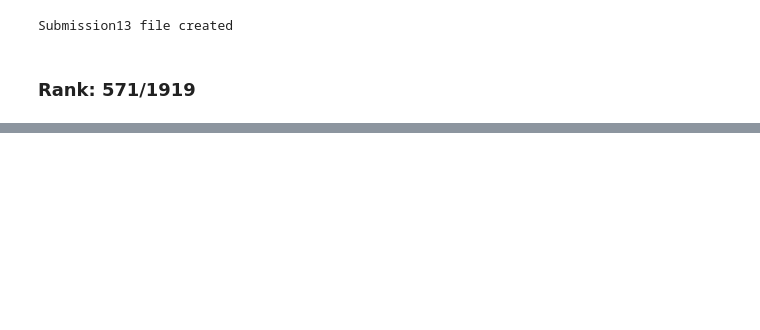
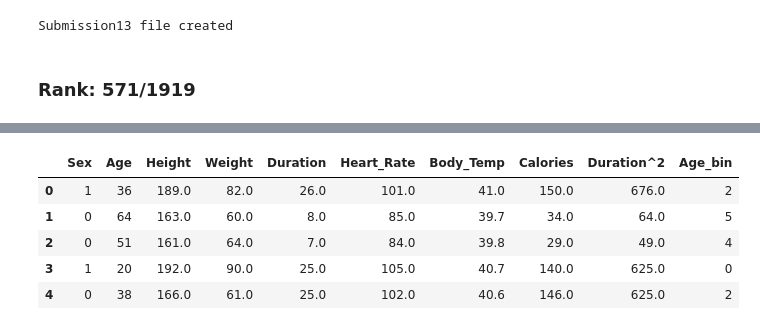
Before and after one commit to Jaggi0504/Kaggle-Calorie-Burn-Prediction, a Jupyter notebook: main.ipynb, the cells around one changed output, grey strips where cells are left out. Saved outputs shown, nothing was run; the diff lists cells and outputs as text; code cells hidden in the pictures; blank space fills up the shorter version.

```diff
--- a/main.ipynb
+++ b/main.ipynb
@@ -217,0 +342,2 @@ Submission13 file created
+# %%
+train_df2['Age_bin']=pd.cut(train_df2['Age'], bins=[19, 25, 30, 40, 50, 60, 80], labels=False)
@@ -217,0 +346,9 @@ Submission13 file created
+# %%
+train_df2.head()
+# %% [output]
+|  | Sex | Age | Height | Weight | Duration | Heart_Rate | Body_Temp | Calories | Duration^2 | Age_bin |
+| 0 | 1 | 36 | 189.0 | 82.0 | 26.0 | 101.0 | 41.0 | 150.0 | 676.0 | 2 |
+| 1 | 0 | 64 | 163.0 | 60.0 | 8.0 | 85.0 | 39.7 | 34.0 | 64.0 | 5 |
+| 2 | 0 | 51 | 161.0 | 64.0 | 7.0 | 84.0 | 39.8 | 29.0 | 49.0 | 4 |
+| 3 | 1 | 20 | 192.0 | 90.0 | 25.0 | 105.0 | 40.7 | 140.0 | 625.0 | 0 |
+| 4 | 0 | 38 | 166.0 | 61.0 | 25.0 | 102.0 | 40.6 | 146.0 | 625.0 | 2 |
```
Also changed, not shown: parts of 77 cells of this notebook, 12 other files.
